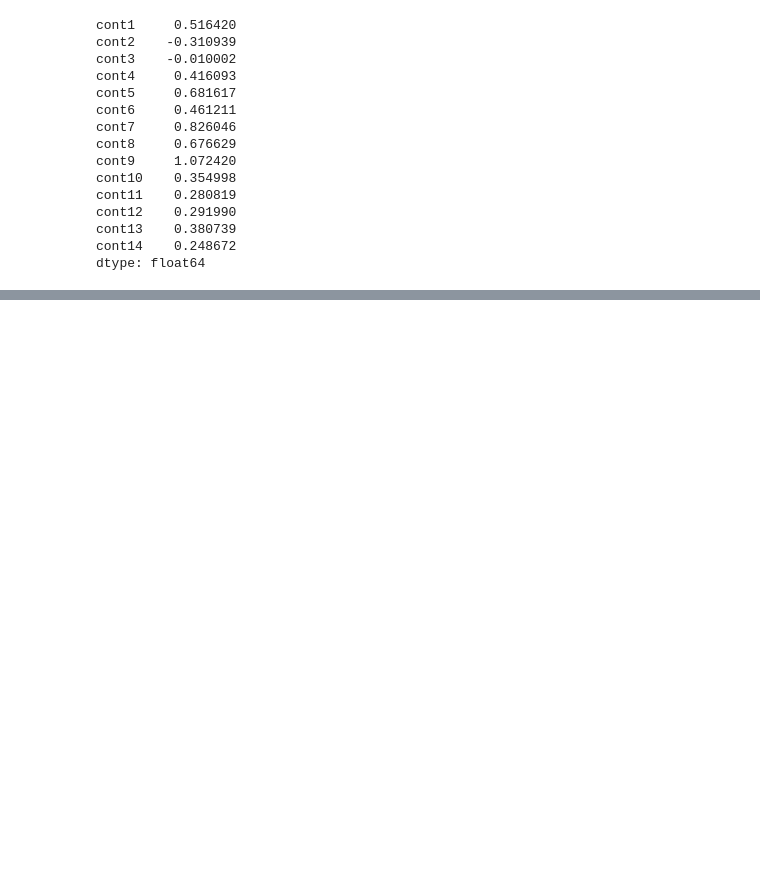
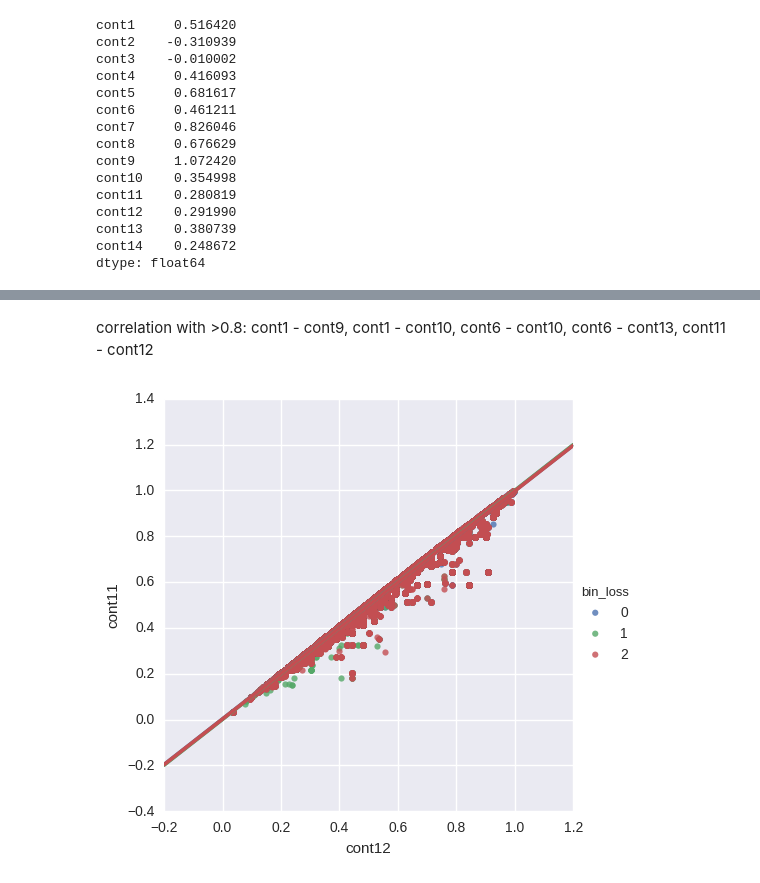
Before and after one commit to Arges42/DS_Projects, a Jupyter notebook: kaggle_Allstate/data_exploration.ipynb, the cells around one changed output, grey strips where cells are left out. Drawn from its saved outputs; the diff is of its cells as text; code cells hidden in the pictures; blank space fills up the shorter version.

```diff
--- a/kaggle_Allstate/data_exploration.ipynb
+++ b/kaggle_Allstate/data_exploration.ipynb
@@ -154,0 +295,7 @@ ValueError: Could not interpret input 'cat117'
+# %% [markdown]
+correlation with >0.8: cont1 - cont9, cont1 - cont10, cont6 - cont10, cont6 - cont13, cont11 - cont12
+# %%
+sns.lmplot(x='cont12',y='cont11',data=train,hue='bin_loss')
+plt.show()
+# %% [output]
+[figure, added]
```
Also changed, not shown: parts of 31 cells of this notebook, 7 other files.
